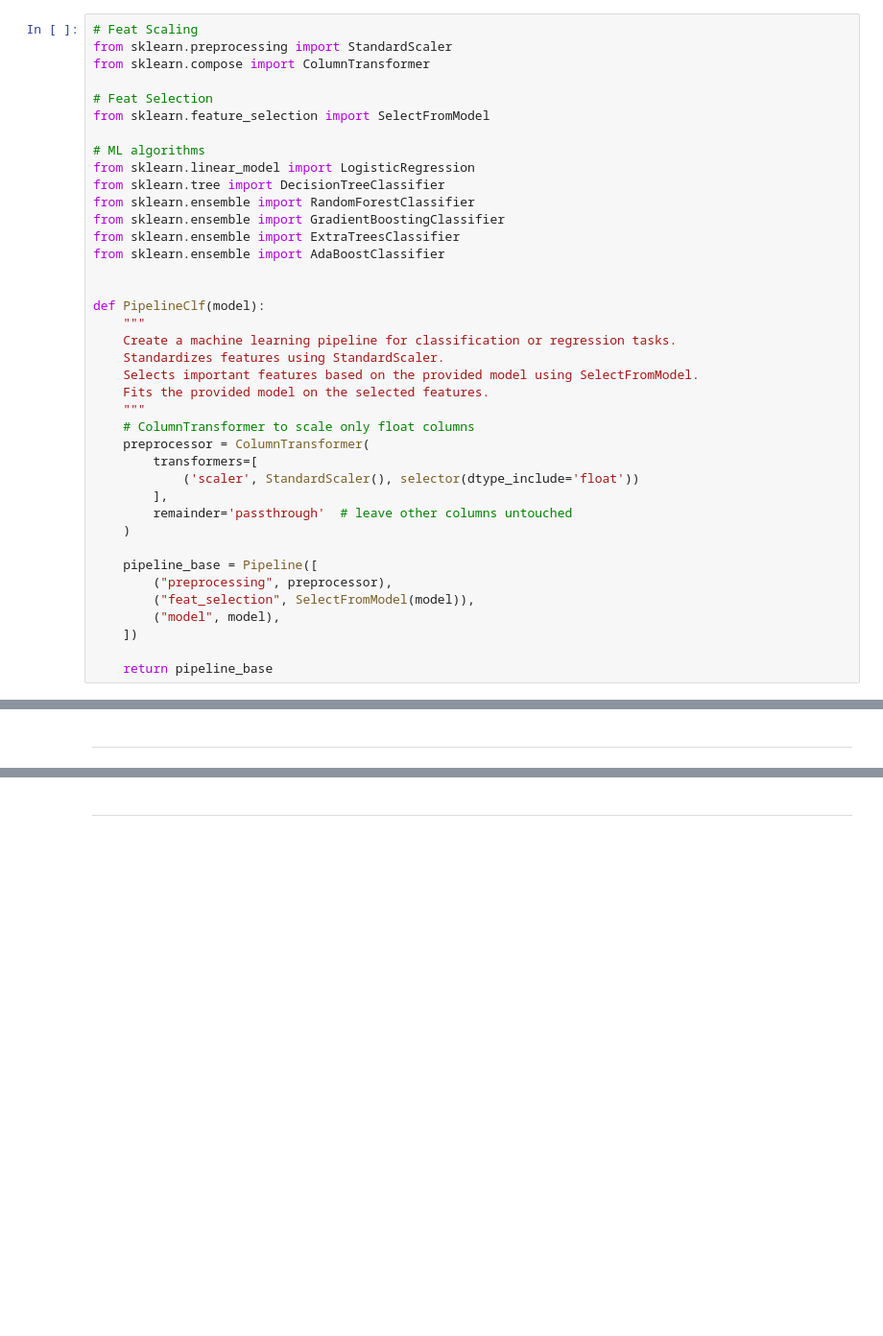
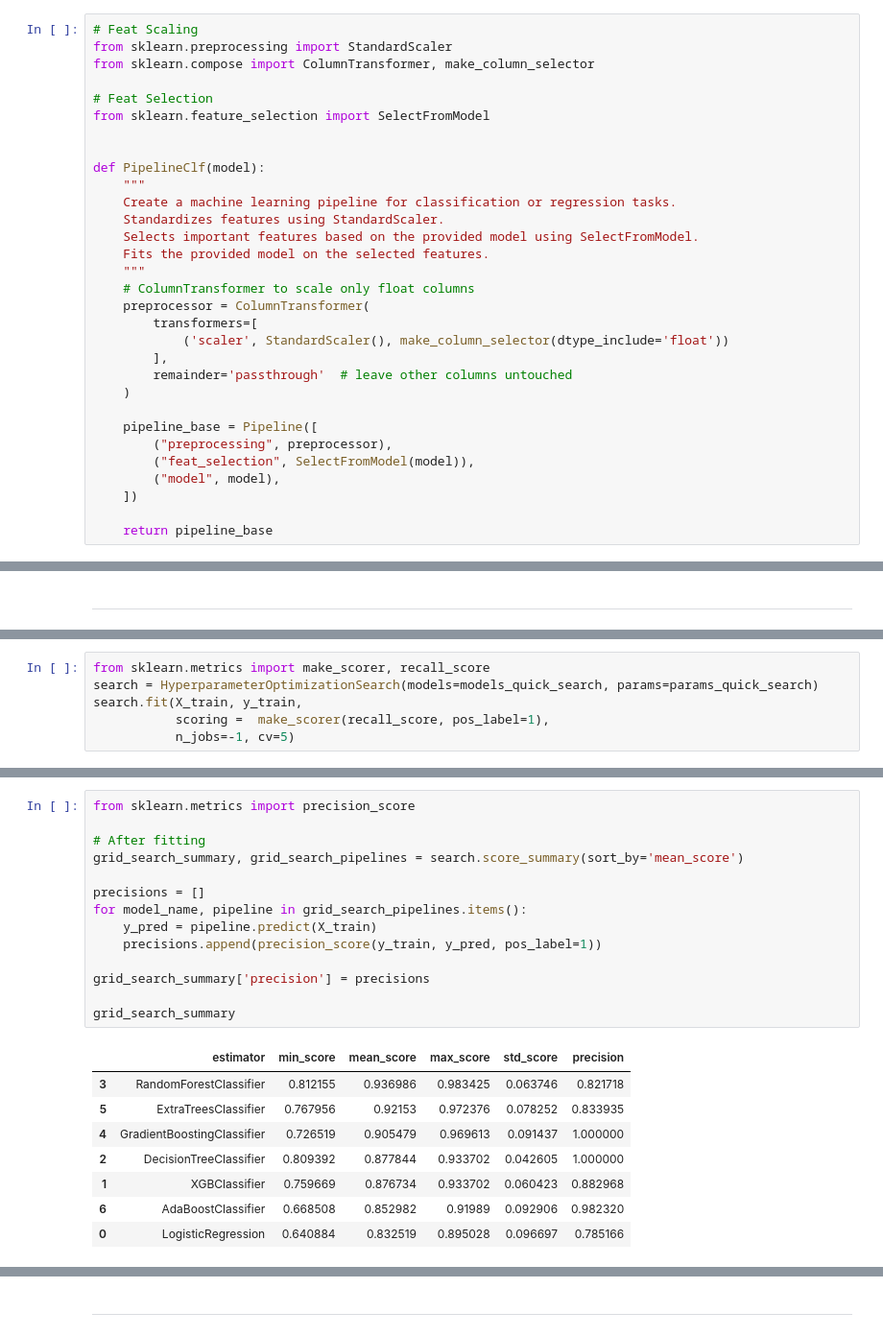
Before and after one commit to CodingLL25/AsthmaBurden, a Jupyter notebook: jupyter_notebooks/05_PredictingAsthma.ipynb, the cells around one changed output, grey strips where cells are left out. Shown at 96% size. Saved outputs shown, nothing was run; the diff lists cells and outputs as text; blank space fills up the shorter version.

Commit message:
Initial steps for predicting asthma diagnoses, apply imbalance, feature engineering and find best algorithm

```diff
--- a/jupyter_notebooks/05_PredictingAsthma.ipynb
+++ b/jupyter_notebooks/05_PredictingAsthma.ipynb
@@ -153,18 +153,10 @@ Apply feature scaling for continuous features and run pipeline for hyperparamete
 # %%
 # Feat Scaling
 from sklearn.preprocessing import StandardScaler
-from sklearn.compose import ColumnTransformer
+from sklearn.compose import ColumnTransformer, make_column_selector
 
 # Feat Selection
 from sklearn.feature_selection import SelectFromModel
-
-# ML algorithms
-from sklearn.linear_model import LogisticRegression
-from sklearn.tree import DecisionTreeClassifier
-from sklearn.ensemble import RandomForestClassifier
-from sklearn.ensemble import GradientBoostingClassifier
-from sklearn.ensemble import ExtraTreesClassifier
-from sklearn.ensemble import AdaBoostClassifier
 
 
 def PipelineClf(model):
@@ -177,7 +169,7 @@ def PipelineClf(model):
     # ColumnTransformer to scale only float columns
     preprocessor = ColumnTransformer(
         transformers=[
-            ('scaler', StandardScaler(), selector(dtype_include='float'))
+            ('scaler', StandardScaler(), make_column_selector(dtype_include='float'))
         ],
         remainder='passthrough'  # leave other columns untouched
     )
@@ -242,0 +332,6 @@ plt.show()
+# %%
+from sklearn.metrics import make_scorer, recall_score
+search = HyperparameterOptimizationSearch(models=models_quick_search, params=params_quick_search)
+search.fit(X_train, y_train,
+           scoring =  make_scorer(recall_score, pos_label=1),
+           n_jobs=-1, cv=5)
@@ -242,0 +392,23 @@ plt.show()
+# %%
+from sklearn.metrics import precision_score
+
+# After fitting
+grid_search_summary, grid_search_pipelines = search.score_summary(sort_by='mean_score')
+
+precisions = []
+for model_name, pipeline in grid_search_pipelines.items():
+    y_pred = pipeline.predict(X_train)
+    precisions.append(precision_score(y_train, y_pred, pos_label=1))
+
+grid_search_summary['precision'] = precisions
+
+grid_search_summary
+# %% [output]
+|  | estimator | min_score | mean_score | max_score | std_score | precision |
+| 3 | RandomForestClassifier | 0.812155 | 0.936986 | 0.983425 | 0.063746 | 0.821718 |
+| 5 | ExtraTreesClassifier | 0.767956 | 0.92153 | 0.972376 | 0.078252 | 0.833935 |
+| 4 | GradientBoostingClassifier | 0.726519 | 0.905479 | 0.969613 | 0.091437 | 1.000000 |
+| 2 | DecisionTreeClassifier | 0.809392 | 0.877844 | 0.933702 | 0.042605 | 1.000000 |
+| 1 | XGBClassifier | 0.759669 | 0.876734 | 0.933702 | 0.060423 | 0.882968 |
+| 6 | AdaBoostClassifier | 0.668508 | 0.852982 | 0.91989 | 0.092906 | 0.982320 |
+| 0 | LogisticRegression | 0.640884 | 0.832519 | 0.895028 | 0.096697 | 0.785166 |
```
Also changed, not shown: parts of 10 cells of this notebook, 1 other file.
